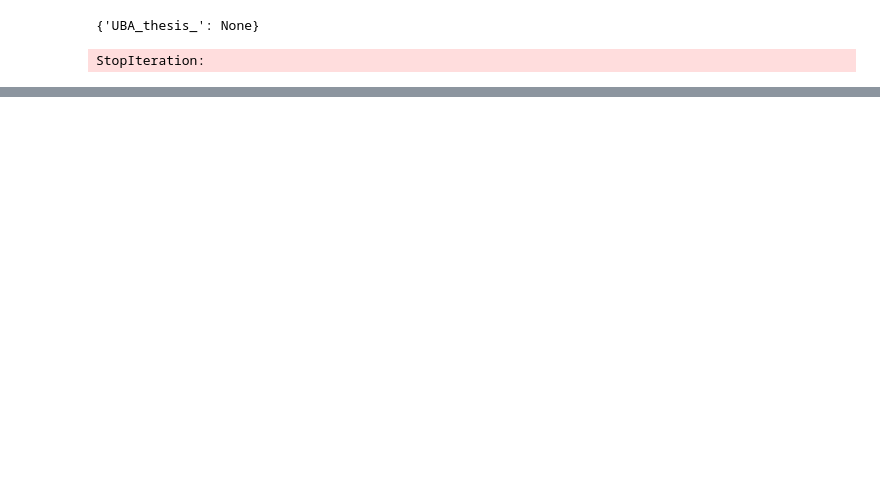
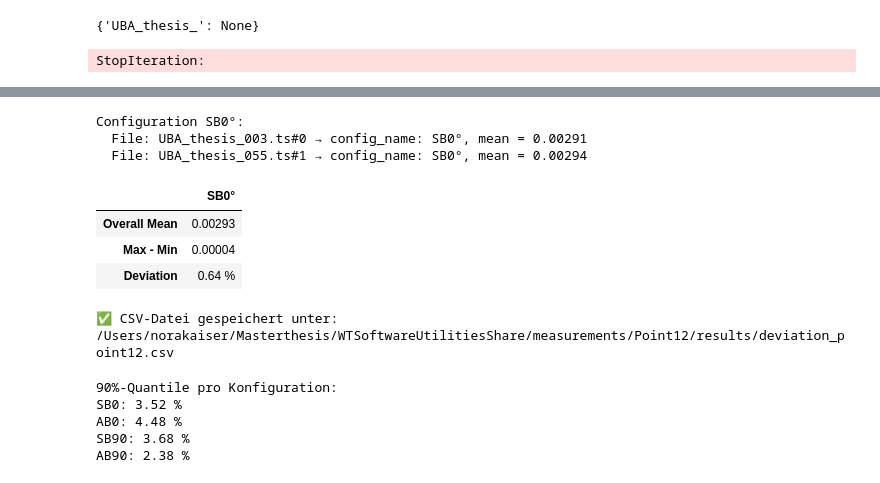
Before and after one commit to noradoralaexploradora/windtunnelsofware, a Jupyter notebook: DataAnalysis.ipynb, the cells around one changed output, grey strips where cells are left out. Drawn from its saved outputs; the diff is of its cells as text; code cells hidden in the pictures; blank space fills up the shorter version.

```diff
--- a/DataAnalysis.ipynb
+++ b/DataAnalysis.ipynb
@@ -385,10 +429,10 @@ compare_point_concentrations_3(DataPointsConc,functionsForOverview, labels=label
 # %%
 #Berechnung Messfehler
 files = {
-    "SB0°": ["UBA_thesis_055.ts#0", "UBA_thesis_064.ts#2"],
-    "AB0°": ["UBA_thesis_010.ts#0", "UBA_thesis_021.ts#0"],
-    "SB90°": ["UBA_thesis_039.ts#0", "UBA_thesis_049.ts#0", "UBA_thesis_050.ts#4"],
-    #"AB90°": ["UBA_thesis_023.ts#0","UBA_thesis_035.ts#1"]
+    "SB0°": ["UBA_thesis_003.ts#0", "UBA_thesis_055.ts#1"],
+    #"AB0°": ["UBA_thesis_016.ts#0", "UBA_thesis_069.ts#1"],
+   #"SB90°": ["UBA_thesis_047.ts#0","UBA_thesis_051.ts#0"],
+    #"AB90°": ["UBA_thesis_030.ts#0","UBA_thesis_071.ts#1"]
 }
 
 # Optional: vorliegende Werte eintragen (werden bevorzugt genutzt)
@@ -453,33 +497,89 @@ for label, file_list in files.items():
 
     stats_df.loc[:, label] = [overall_mean, range_means, pm_value]
 
 
 # --- Formatting ---
 stats_fmt = stats_df.copy().astype(object)
 for col in stats_fmt.columns:
     stats_fmt.loc["Overall Mean", col] = (
         f"{stats_df.loc['Overall Mean', col]:.5f}" if pd.notnull(stats_df.loc["Overall Mean", col]) else ""
     )
     stats_fmt.loc["Max - Min", col] = (
         f"{stats_df.loc['Max - Min', col]:.5f}" if pd.notnull(stats_df.loc["Max - Min", col]) else ""
     )
 
     if deviation_mode[col] == "abs":
         stats_fmt.loc["Deviation", col] = (
             f"{stats_df.loc['Deviation', col]:.5f} abs" if pd.notnull(stats_df.loc["Deviation", col]) else ""
         )
     elif deviation_mode[col] == "%":
         stats_fmt.loc["Deviation", col] = (
             f"{stats_df.loc['Deviation', col]:.2f}".rstrip("0").rstrip(".") + " %"
             if pd.notnull(stats_df.loc["Deviation", col]) else ""
         )
     else:
         stats_fmt.loc["Deviation", col] = ""
 
 # --- Display ---
 display(stats_fmt)
 
 # --- Abspeichern als CSV ---
-#save_path = os.path.join(os.getcwd(), "messfehler_auswertung.csv")
-#stats_fmt.to_csv(save_path, index=True, encoding="utf-8")
-#print(f"✅ CSV-Datei gespeichert unter: {save_path}")
+save_path = os.path.join(output_path, "deviation_point12.csv")#NAME ÄNDERN!!!
+
+# Index=True sorgt dafür, dass "Overall Mean", "Max - Min", "Deviation" mitgespeichert werden
+stats_fmt.to_csv(save_path, index=True, encoding="utf-8")
+
+print(f"✅ CSV-Datei gespeichert unter: {save_path}")
+# %% [output]
+Configuration SB0°:
+  File: UBA_thesis_003.ts#0 → config_name: SB0°, mean = 0.00291
+  File: UBA_thesis_055.ts#1 → config_name: SB0°, mean = 0.00294
+|  | SB0° |
+| Overall Mean | 0.00293 |
+| Max - Min | 0.00004 |
+| Deviation | 0.64 % |
+✅ CSV-Datei gespeichert unter: /Users/norakaiser/Masterthesis/WTSoftwareUtilitiesShare/measurements/Point12/results/deviation_point12.csv
+# %%
+# --- Deine Tabelle in DataFrame nachbauen ---
+data = {
+    "Point": [1,2,3,4,5,6,7,8,9,10,11,12],
+    "SB0": ["2.95 %","1.18 %","1.02 %","1.94 %","x","x","0.00004 abs","4.86 %","0.28%","x","x","0.64%"],
+    "AB0": ["1.38 %","0.58 %","0.22 %","6.24 %","x","x","x","1.84 %","x","x","x","x"],
+    "SB90":["2.02 %","1.48 %","1.54 %","x","x","x","x","3.19 %","4 %","x","x","x"],
+    "AB90":["1.85 %","1.5 %","x","x","x","x","2.6%","0.19 %","x","x","x","x"]
+}
+df = pd.DataFrame(data)
+
+# --- Hilfsfunktion: Prozentwerte in floats umwandeln ---
+def parse_value(val):
+    if isinstance(val, str):
+        if "x" in val:
+            return np.nan
+        if "%" in val:
+            return float(val.replace("%","").replace(",",".").strip())
+        if "abs" in val:
+            return float(val.replace("abs","").strip())  # als absolut belassen
+    return np.nan
+
+for col in ["SB0","AB0","SB90","AB90"]:
+    df[col+"_num"] = df[col].apply(parse_value)
+
+# --- 90%-Quantile pro Konfiguration ---
+quantiles = {}
+for col in ["SB0_num","AB0_num","SB90_num","AB90_num"]:
+    values = df[col].dropna()
+    if len(values) > 0:
+        q90 = np.percentile(values, 90)
+    else:
+        q90 = np.nan
+    quantiles[col.replace("_num","")] = q90
+
+print("90%-Quantile pro Konfiguration:")
+for k,v in quantiles.items():
+    print(f"{k}: {v:.2f} %")
+# %% [output]
+90%-Quantile pro Konfiguration:
+SB0: 3.52 %
+AB0: 4.48 %
+SB90: 3.68 %
+AB90: 2.38 %
```
Also changed, not shown: parts of 16 cells of this notebook.
